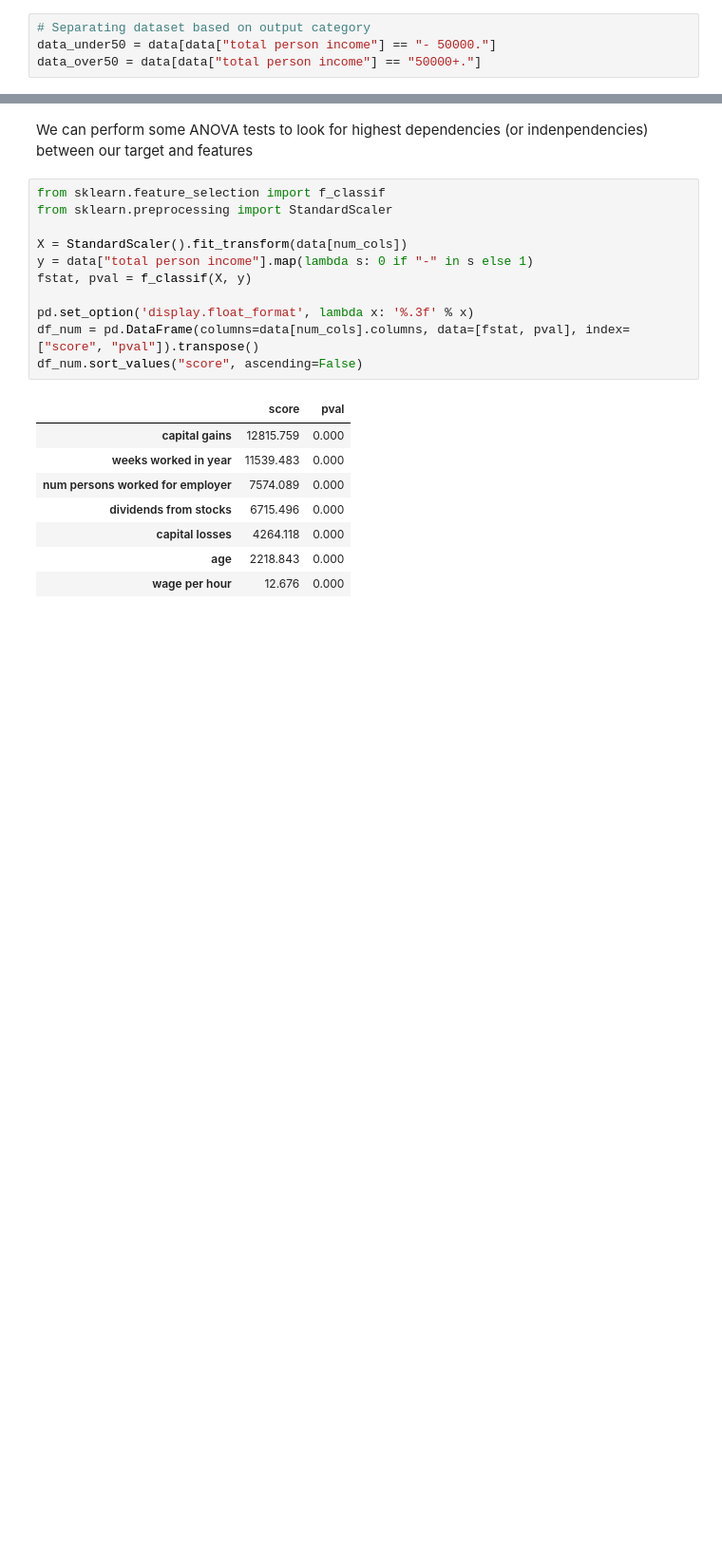
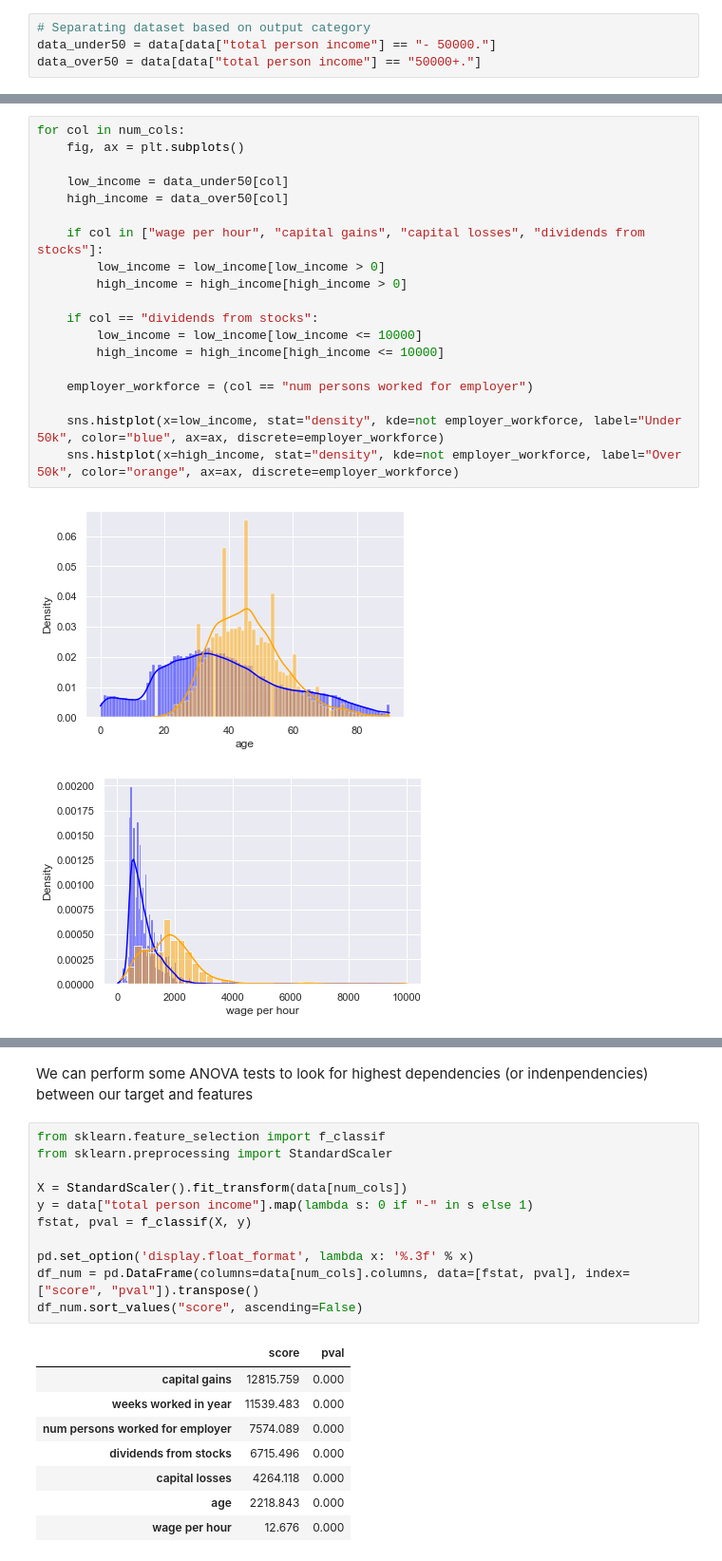
Before and after one commit to jboistard/dataiku_assessment, a Jupyter notebook: 1_EDA.ipynb, the cells around one changed output, grey strips where cells are left out. Shown at 95% size. Drawn from its saved outputs; the diff is of its cells as text; blank space fills up the shorter version.

```diff
--- a/1_EDA.ipynb
+++ b/1_EDA.ipynb
@@ -367,0 +342,22 @@ Because of heavy class imbalance, we looked at the proportion of each of the two
+# %%
+for col in num_cols:
+    fig, ax = plt.subplots()
+
+    low_income = data_under50[col]
+    high_income = data_over50[col]
+
+    if col in ["wage per hour", "capital gains", "capital losses", "dividends from stocks"]:
+        low_income = low_income[low_income > 0]
+        high_income = high_income[high_income > 0]
+
+    if col == "dividends from stocks":
+        low_income = low_income[low_income <= 10000]
+        high_income = high_income[high_income <= 10000]
+
+    employer_workforce = (col == "num persons worked for employer")
+
+    sns.histplot(x=low_income, stat="density", kde=not employer_workforce, label="Under 50k", color="blue", ax=ax, discrete=employer_workforce)
+    sns.histplot(x=high_income, stat="density", kde=not employer_workforce, label="Over 50k", color="orange", ax=ax, discrete=employer_workforce)
+# %% [output]
+[figure, added]
+[figure, added]
```
Also changed, not shown: parts of 23 cells of this notebook, 3 other files.
